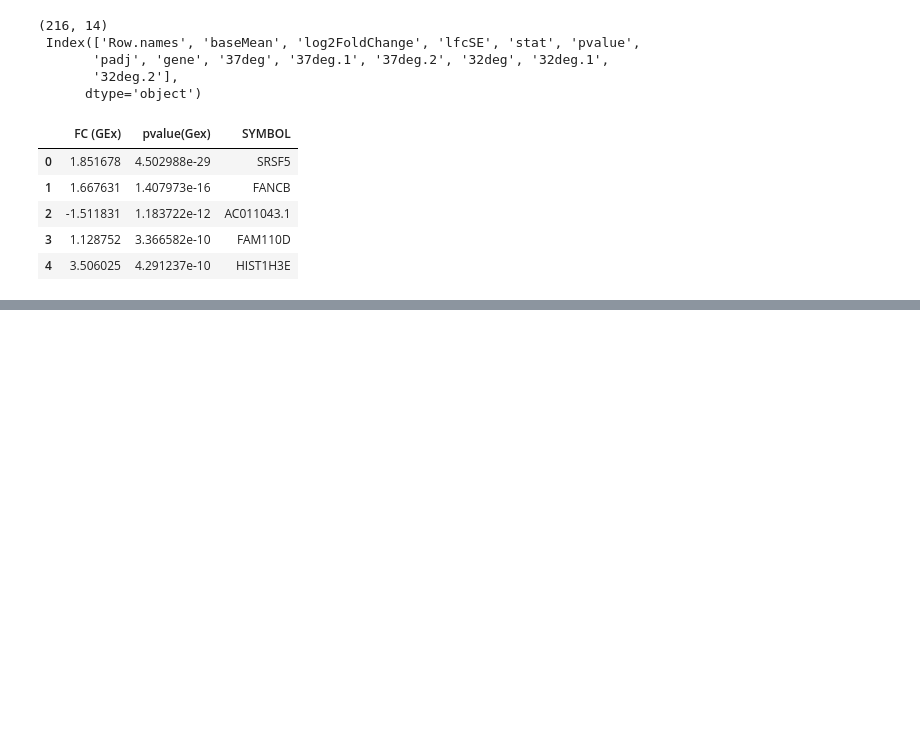
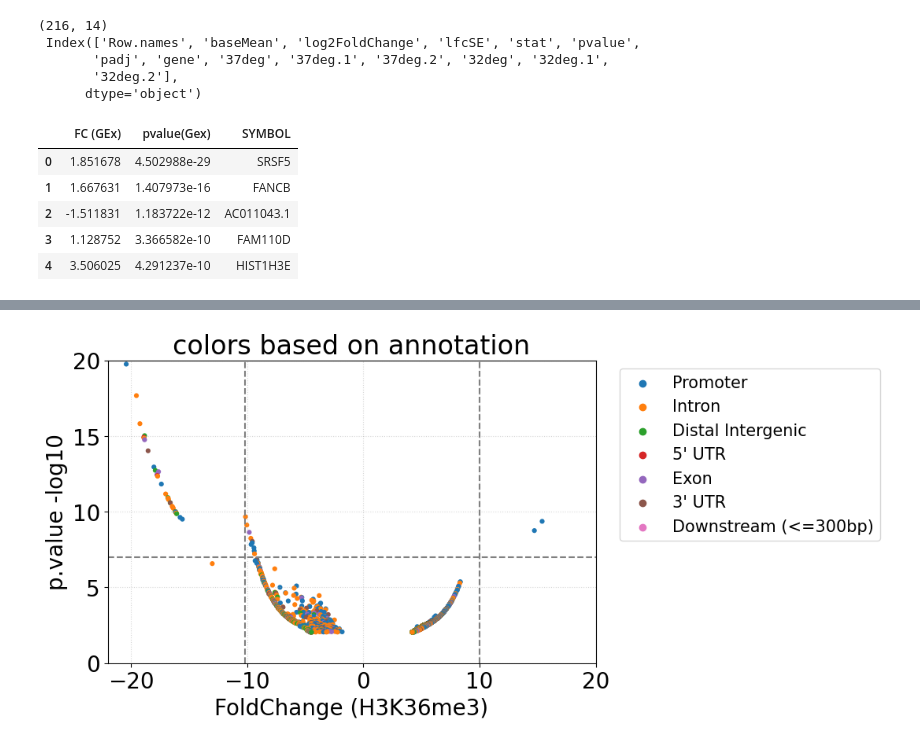
Before and after one commit to Keviosta/Temp_3.2.-.C, a Jupyter notebook: HEK293_GExp_vs_hNPC_H3K36me3_MACS3.ipynb, the cells around one changed output, grey strips where cells are left out. Saved outputs shown, nothing was run; the diff lists cells and outputs as text; code cells hidden in the pictures; blank space fills up the shorter version.

```diff
--- a/HEK293_GExp_vs_hNPC_H3K36me3_MACS3.ipynb
+++ b/HEK293_GExp_vs_hNPC_H3K36me3_MACS3.ipynb
@@ -228,0 +229,11 @@ merged_df
+# %%
+# create a function to simplufy the annotation
+def get_annotation_category(annotation):
+    if annotation.startswith('Intron'):
+        return 'Intron'
+    elif annotation.startswith('Exon'):
+        return 'Exon'
+    elif annotation.startswith('Promoter'):
+        return 'Promoter'
+    else:
+        return annotation
@@ -228,0 +242,7 @@ merged_df
+# %%
+df_H3K36me3 = df_H3K36me3.assign(Annotation = df_H3K36me3['annotation'].apply(get_annotation_category))
+df_H3K36me3 = df_H3K36me3[['SYMBOL', 'Fold', 'p.value', 'FDR', 'Annotation']]
+print(set(df_H3K36me3.Annotation), '\n')
+
+df_H3K36me3['Annotation'] = df_H3K36me3['Annotation'].str.strip()
+df_H3K36me3
@@ -228,0 +276,21 @@ merged_df
+# %%
+seaborn.scatterplot(data=df_H3K36me3, x=df_H3K36me3['Fold'],
+                    y=df_H3K36me3['p.value'].apply(lambda x:-numpy.log10(x)),
+                    s=20, edgecolor='none', hue="Annotation")
+
+plt.legend(loc='upper right', bbox_to_anchor=(1.60, 1), fontsize='15')
+
+plt.title('All genes, colors based on annotation')
+plt.ylim(0, 20)
+plt.xlim(-22, 20)
+plt.xlabel("FoldChange (H3K36me3)")
+plt.ylabel("p.value -log10")
+
+plt.axvline(-10.2,color="grey",linestyle="--")
+plt.axvline(10,color="grey",linestyle="--")
+plt.axhline(7,color="grey",linestyle="--")
+
+title_file = 'volcano_hNPC_H3K36me3_and_HEK293_all_annotation'
+plt.savefig(file_directory+'3) output/'+title_file+'.svg')
+# %% [output]
+[figure, added]
```
Also changed, not shown: parts of 44 cells of this notebook, 1 other file.
